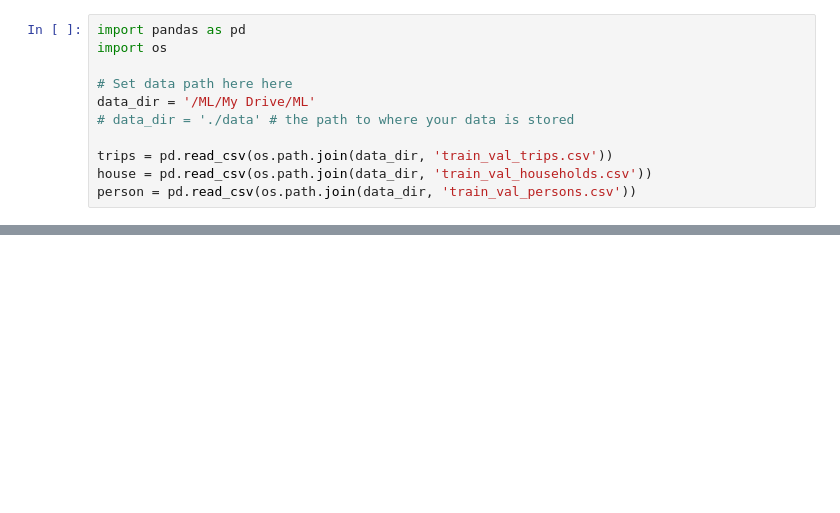
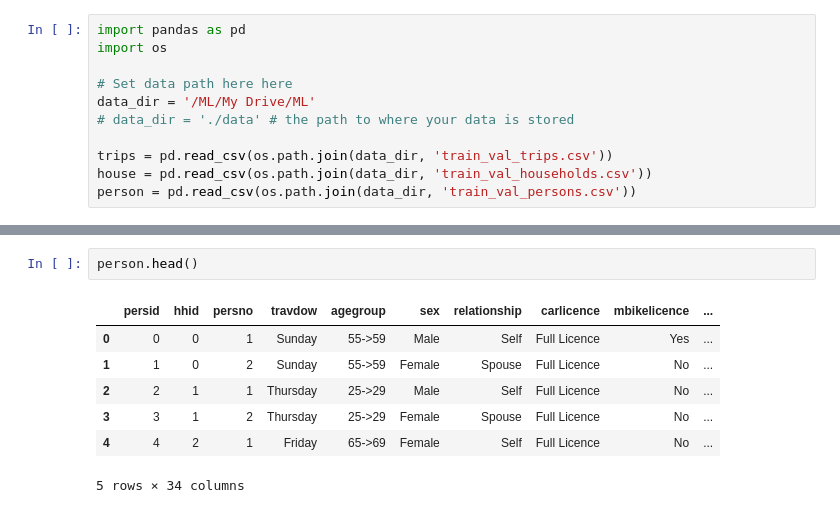
Before and after one commit to Almapian/Ml_hackathon, a Jupyter notebook: mlds_hackathon.ipynb, the cells around one changed output, grey strips where cells are left out. Saved outputs shown, nothing was run; the diff lists cells and outputs as text; blank space fills up the shorter version.

```diff
--- a/mlds_hackathon.ipynb
+++ b/mlds_hackathon.ipynb
@@ -21,3 +39,13 @@ person = pd.read_csv(os.path.join(data_dir, 'train_val_persons.csv'))
+# %%
+person.head()
+# %% [output]
+|  | persid | hhid | persno | travdow | agegroup | sex | relationship | carlicence | mbikelicence | ... |
+| 0 | 0 | 0 | 1 | Sunday | 55->59 | Male | Self | Full Licence | Yes | ... |
+| 1 | 1 | 0 | 2 | Sunday | 55->59 | Female | Spouse | Full Licence | No | ... |
+| 2 | 2 | 1 | 1 | Thursday | 25->29 | Male | Self | Full Licence | No | ... |
+| 3 | 3 | 1 | 2 | Thursday | 25->29 | Female | Spouse | Full Licence | No | ... |
+| 4 | 4 | 2 | 1 | Friday | 65->69 | Female | Self | Full Licence | No | ... |
+5 rows × 34 columns
 # %%
 # trips is the base (one row = one trip = one prediction)
 df = trips.merge(person, on='persid', how='left', suffixes=('', '_pers'))
```
Also changed, not shown: parts of 8 cells of this notebook.
